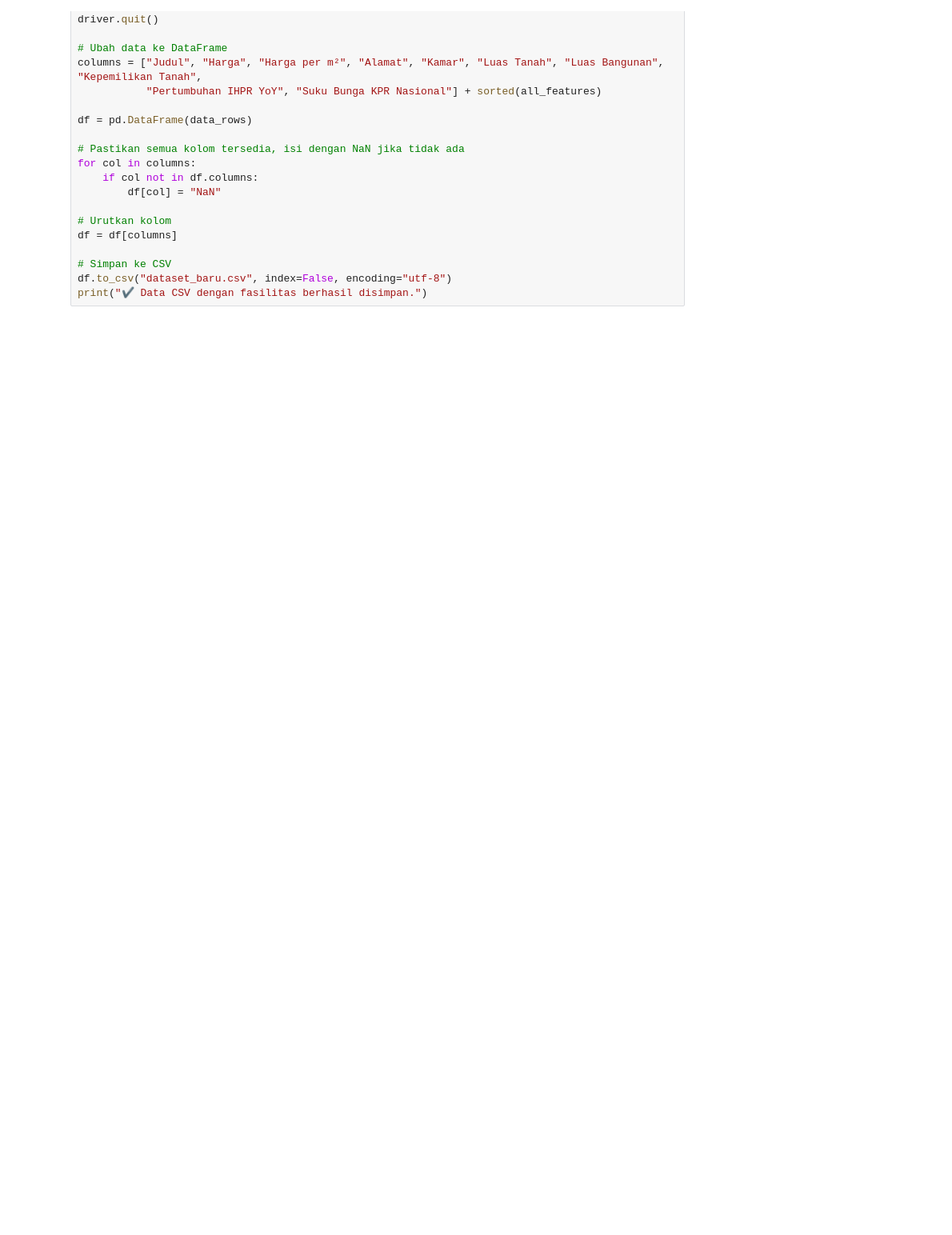
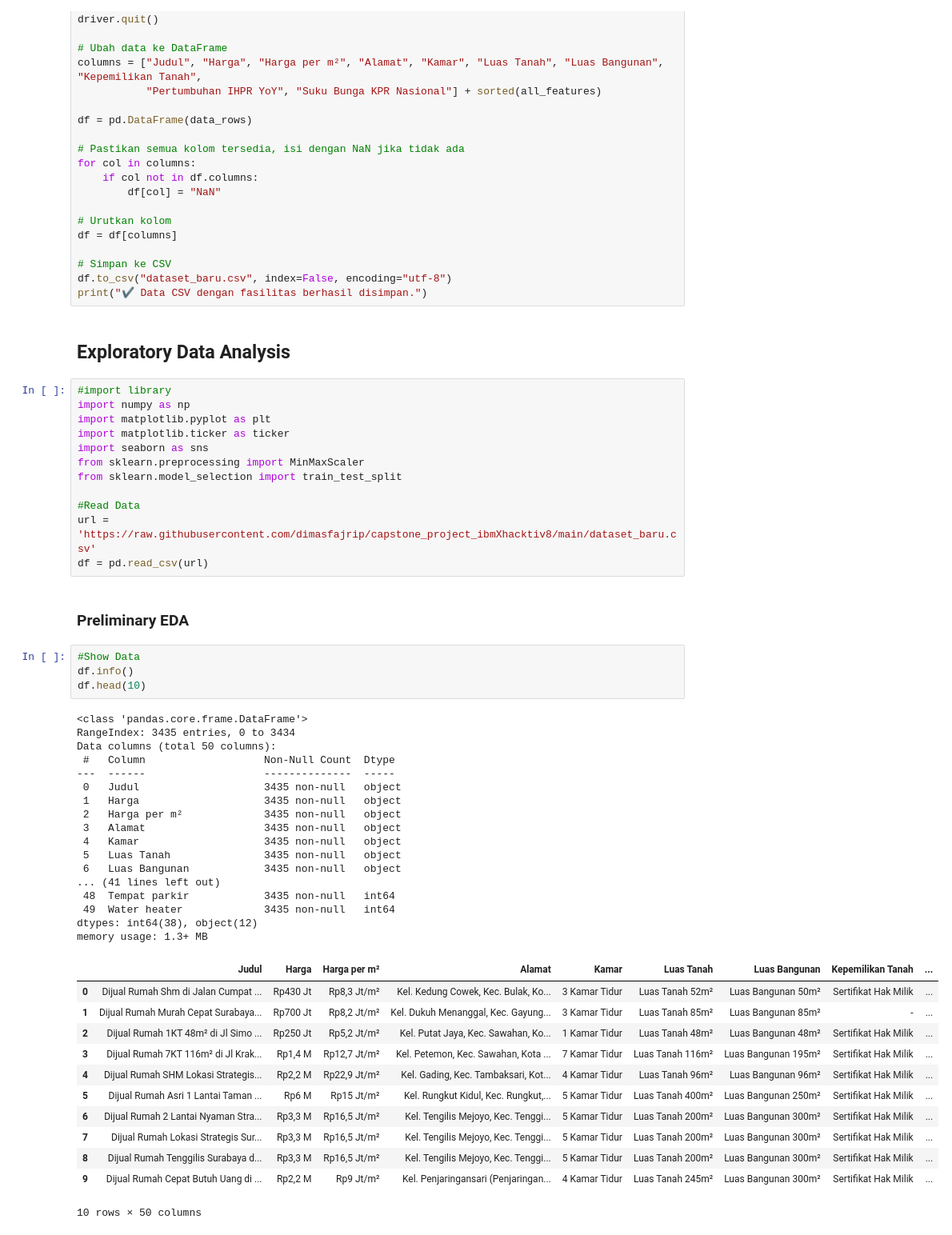
Before and after one commit to dimasfajrip/capstone_project_ibmXhacktiv8, a Jupyter notebook: Capstone_Project.ipynb, the cells around one changed output. Shown at 80% size. Drawn from its saved outputs; the diff is of its cells as text; blank space fills up the shorter version.

```diff
--- a/Capstone_Project.ipynb
+++ b/Capstone_Project.ipynb
@@ -257,3 +257,53 @@ df = df[columns]
 # Simpan ke CSV
 df.to_csv("dataset_baru.csv", index=False, encoding="utf-8")
 print("✔ Data CSV dengan fasilitas berhasil disimpan.")
+# %% [markdown]
+## Exploratory Data Analysis
+# %%
+#import library
+import numpy as np
+import matplotlib.pyplot as plt
+import matplotlib.ticker as ticker
+import seaborn as sns
+from sklearn.preprocessing import MinMaxScaler
+from sklearn.model_selection import train_test_split
+
+#Read Data
+url = 'https://raw.githubusercontent.com/dimasfajrip/capstone_project_ibmXhacktiv8/main/dataset_baru.csv'
+df = pd.read_csv(url)
+# %% [markdown]
+### Preliminary EDA
+# %%
+#Show Data
+df.info()
+df.head(10)
+# %% [output]
+<class 'pandas.core.frame.DataFrame'>
+RangeIndex: 3435 entries, 0 to 3434
+Data columns (total 50 columns):
+ #   Column                   Non-Null Count  Dtype
+---  ------                   --------------  -----
+ 0   Judul                    3435 non-null   object
+ 1   Harga                    3435 non-null   object
+ 2   Harga per m²             3435 non-null   object
+ 3   Alamat                   3435 non-null   object
+ 4   Kamar                    3435 non-null   object
+ 5   Luas Tanah               3435 non-null   object
+ 6   Luas Bangunan            3435 non-null   object
+... (41 lines left out)
+ 48  Tempat parkir            3435 non-null   int64
+ 49  Water heater             3435 non-null   int64
+dtypes: int64(38), object(12)
+memory usage: 1.3+ MB
+|  | Judul | Harga | Harga per m² | Alamat | Kamar | Luas Tanah | Luas Bangunan | Kepemilikan Tanah | ... |
+| 0 | Dijual Rumah Shm di Jalan Cumpat ... | Rp430 Jt | Rp8,3 Jt/m² | Kel. Kedung Cowek, Kec. Bulak, Ko... | 3 Kamar Tidur | Luas Tanah 52m² | Luas Bangunan 50m² | Sertifikat Hak Milik | ... |
+| 1 | Dijual Rumah Murah Cepat Surabaya... | Rp700 Jt | Rp8,2 Jt/m² | Kel. Dukuh Menanggal, Kec. Gayung... | 3 Kamar Tidur | Luas Tanah 85m² | Luas Bangunan 85m² | - | ... |
+| 2 | Dijual Rumah 1KT 48m² di Jl Simo ... | Rp250 Jt | Rp5,2 Jt/m² | Kel. Putat Jaya, Kec. Sawahan, Ko... | 1 Kamar Tidur | Luas Tanah 48m² | Luas Bangunan 48m² | Sertifikat Hak Milik | ... |
+| 3 | Dijual Rumah 7KT 116m² di Jl Krak... | Rp1,4 M | Rp12,7 Jt/m² | Kel. Petemon, Kec. Sawahan, Kota ... | 7 Kamar Tidur | Luas Tanah 116m² | Luas Bangunan 195m² | Sertifikat Hak Milik | ... |
+| 4 | Dijual Rumah SHM Lokasi Strategis... | Rp2,2 M | Rp22,9 Jt/m² | Kel. Gading, Kec. Tambaksari, Kot... | 4 Kamar Tidur | Luas Tanah 96m² | Luas Bangunan 96m² | Sertifikat Hak Milik | ... |
+| 5 | Dijual Rumah Asri 1 Lantai Taman ... | Rp6 M | Rp15 Jt/m² | Kel. Rungkut Kidul, Kec. Rungkut,... | 5 Kamar Tidur | Luas Tanah 400m² | Luas Bangunan 250m² | Sertifikat Hak Milik | ... |
+| 6 | Dijual Rumah 2 Lantai Nyaman Stra... | Rp3,3 M | Rp16,5 Jt/m² | Kel. Tengilis Mejoyo, Kec. Tenggi... | 5 Kamar Tidur | Luas Tanah 200m² | Luas Bangunan 300m² | Sertifikat Hak Milik | ... |
+| 7 | Dijual Rumah Lokasi Strategis Sur... | Rp3,3 M | Rp16,5 Jt/m² | Kel. Tengilis Mejoyo, Kec. Tenggi... | 5 Kamar Tidur | Luas Tanah 200m² | Luas Bangunan 300m² | Sertifikat Hak Milik | ... |
+| 8 | Dijual Rumah Tenggilis Surabaya d... | Rp3,3 M | Rp16,5 Jt/m² | Kel. Tengilis Mejoyo, Kec. Tenggi... | 5 Kamar Tidur | Luas Tanah 200m² | Luas Bangunan 300m² | Sertifikat Hak Milik | ... |
+| 9 | Dijual Rumah Cepat Butuh Uang di ... | Rp2,2 M | Rp9 Jt/m² | Kel. Penjaringansari (Penjaringan... | 4 Kamar Tidur | Luas Tanah 245m² | Luas Bangunan 300m² | Sertifikat Hak Milik | ... |
+10 rows × 50 columns
```
Also changed, not shown: parts of 2 cells of this notebook.
